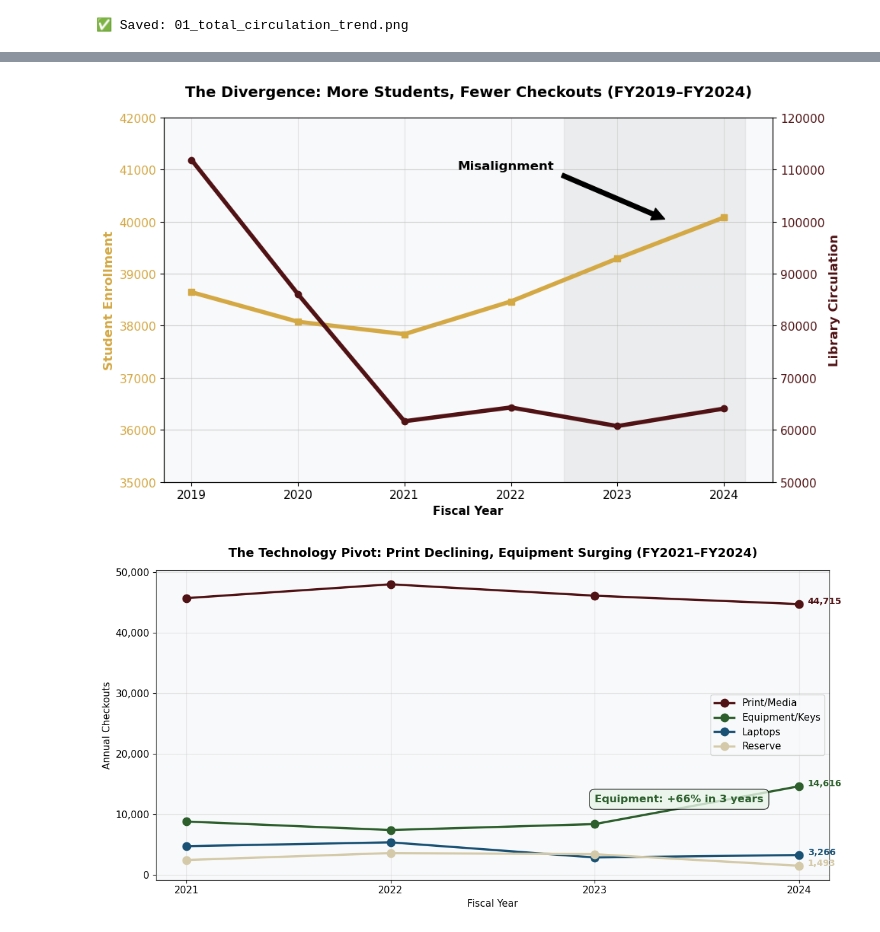
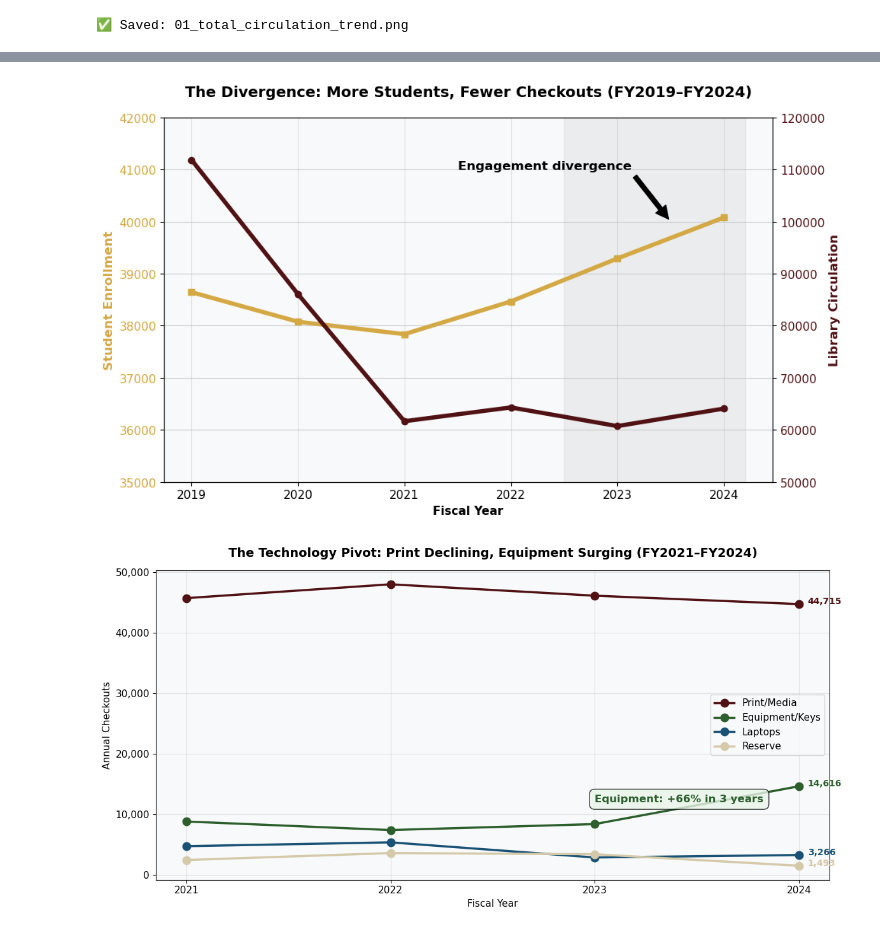
Before and after one commit to coconath0/Library, a Jupyter notebook: Analysis2.ipynb, the cells around one changed output, grey strips where cells are left out. Drawn from its saved outputs; the diff is of its cells as text; code cells hidden in the pictures.

```diff
--- a/Analysis2.ipynb
+++ b/Analysis2.ipynb
@@ -261,6 +261,10 @@ print("✅ Saved: 02_divergence.png")
 # ============================================================
 #  VIZ 2 — Enrollment UP vs Circulation DOWN
 # ============================================================
+
+years = [2019, 2020, 2021, 2022, 2023, 2024]
+enrollment = [38644, 38077, 37838, 38467, 39291, 40078]
+circulation = [111846, 86065, 61659, 64315, 60726, 64090]
 
 fig, ax1 = plt.subplots(figsize=(10, 6))
 
@@ -268,34 +272,34 @@ fig, ax1 = plt.subplots(figsize=(10, 6))
 color_enroll = '#d4a843'
 ax1.set_xlabel('Fiscal Year', fontweight='bold')
 ax1.set_ylabel('Student Enrollment', color=color_enroll, fontweight='bold', fontsize=12)
 line1, = ax1.plot(years, enrollment, color=color_enroll, linewidth=4, marker='s', label='Enrollment (Demand)')
 ax1.tick_params(axis='y', labelcolor=color_enroll)
 ax1.set_ylim(35000, 42000)
 
 # Circulation
 ax2 = ax1.twinx()
 color_circ = '#501214' # TXST Maroon
 ax2.set_ylabel('Library Circulation', color=color_circ, fontweight='bold', fontsize=12)
 line2, = ax2.plot(years, circulation, color=color_circ, linewidth=4, marker='o', label='Circulation (Usage)')
 ax2.tick_params(axis='y', labelcolor=color_circ)
 ax2.set_ylim(50000, 120000)
 
 
 ax1.axvspan(2022.5, 2024.2, color='gray', alpha=0.1)
 ax1.annotate('Engagement divergence', xy=(2023.5, 40000),
              xytext=(2021.5, 41000), fontsize=12, fontweight='bold',
              arrowprops=dict(facecolor='black', shrink=0.05))
 
 
 plt.title('The Divergence: More Students, Fewer Checkouts (FY2019–FY2024)', fontsize=14, fontweight='bold', pad=20)
 plt.grid(True, alpha=0.3)
 plt.tight_layout()
 
 
 plt.savefig('02_divergence_linegraph.png', dpi=300)
 plt.show()
 # %% [output]
-[figure, old version]
+[figure, new version]
 # %%
 # ============================================================
 #  VIZ 3 — The Technology Pivot (FY21–FY24)
```
Also changed, not shown: parts of 5 cells of this notebook, 14 other files.
